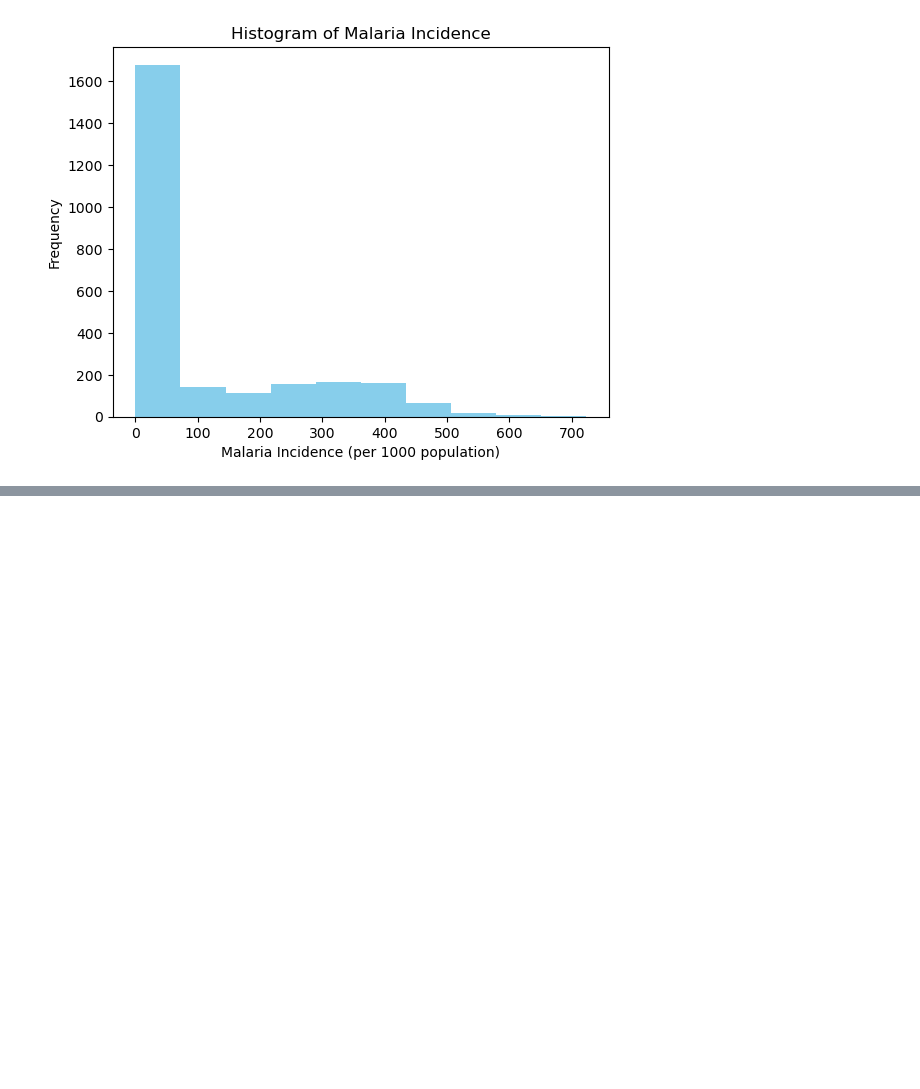
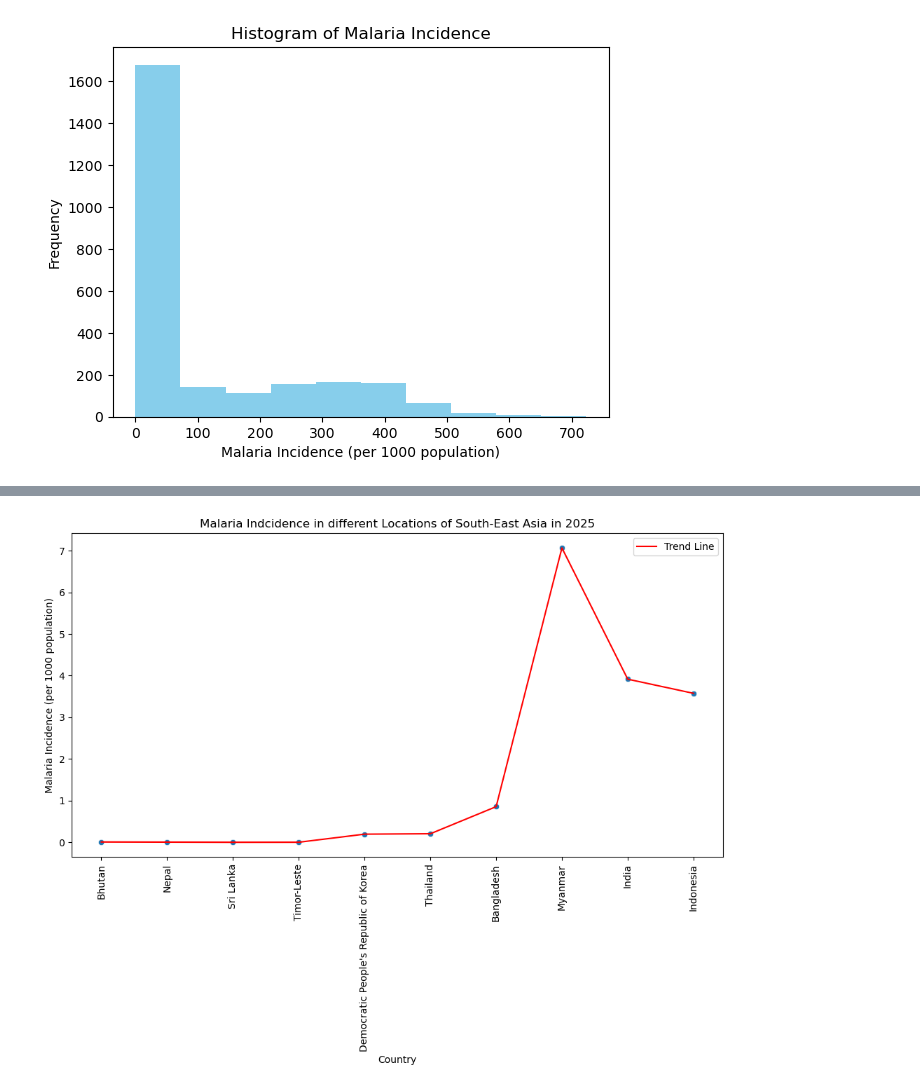
Before and after one commit to Manidatta1/Trend-Analysis-across-diverse-fields, a Jupyter notebook: Code/HealthCare/Malaria.ipynb, the cells around one changed output, grey strips where cells are left out. Drawn from its saved outputs; the diff is of its cells as text; code cells hidden in the pictures; blank space fills up the shorter version.

```diff
--- a/Code/HealthCare/Malaria.ipynb
+++ b/Code/HealthCare/Malaria.ipynb
@@ -100,7 +149,0 @@ Y = data.iloc[:,-1]
-# %%
-# using the random forest regressor to get the important features thus reducing dimensionality
-from sklearn.ensemble import RandomForestRegressor
-
-model = RandomForestRegressor()
-model.fit(X, Y)
-importances = model.feature_importances_
@@ -112,2 +150,5 @@ important_features = X.iloc[:, important_indices]
 # %%
-important_features=important_features.rename(columns = {"Period":"Year"})
+# splitting the data into training and test sets
+
+from sklearn.model_selection import train_test_split
+X_train, X_test, Y_train, Y_test = train_test_split(X, Y, test_size=0.2, random_state=42)
@@ -130,0 +155,4 @@ important_features
+# %%
+from sklearn.neighbors import KNeighborsRegressor
+model = KNeighborsRegressor(n_neighbors=2)
+model.fit(X_train, Y_train)
@@ -130,0 +172,2 @@ important_features
+# %%
+data['IsLatestYear'] = data['IsLatestYear'].astype(int)
@@ -130,0 +259,16 @@ important_features
+# %%
+import seaborn as sns
+
+plt.figure(figsize=(12, 6))
+
+
+sns.scatterplot(data= prediction_data,x="Country",y="Malaria Incidence")
+sns.lineplot(data= prediction_data,x="Country",y="Malaria Incidence", color='red', label='Trend Line')
+plt.title(f'Malaria Indcidence in different Locations of {WHO_Region} in 2025')
+plt.xlabel('Country')
+plt.ylabel('Malaria Incidence (per 1000 population)')
+plt.xticks(rotation=90)
+plt.savefig(("Malaria Incidence (per 1000 population)"),dpi=100,bbox_inches='tight')
+plt.show()
+# %% [output]
+[figure, added]
```
Also changed, not shown: parts of 18 cells of this notebook, 2 other files.
